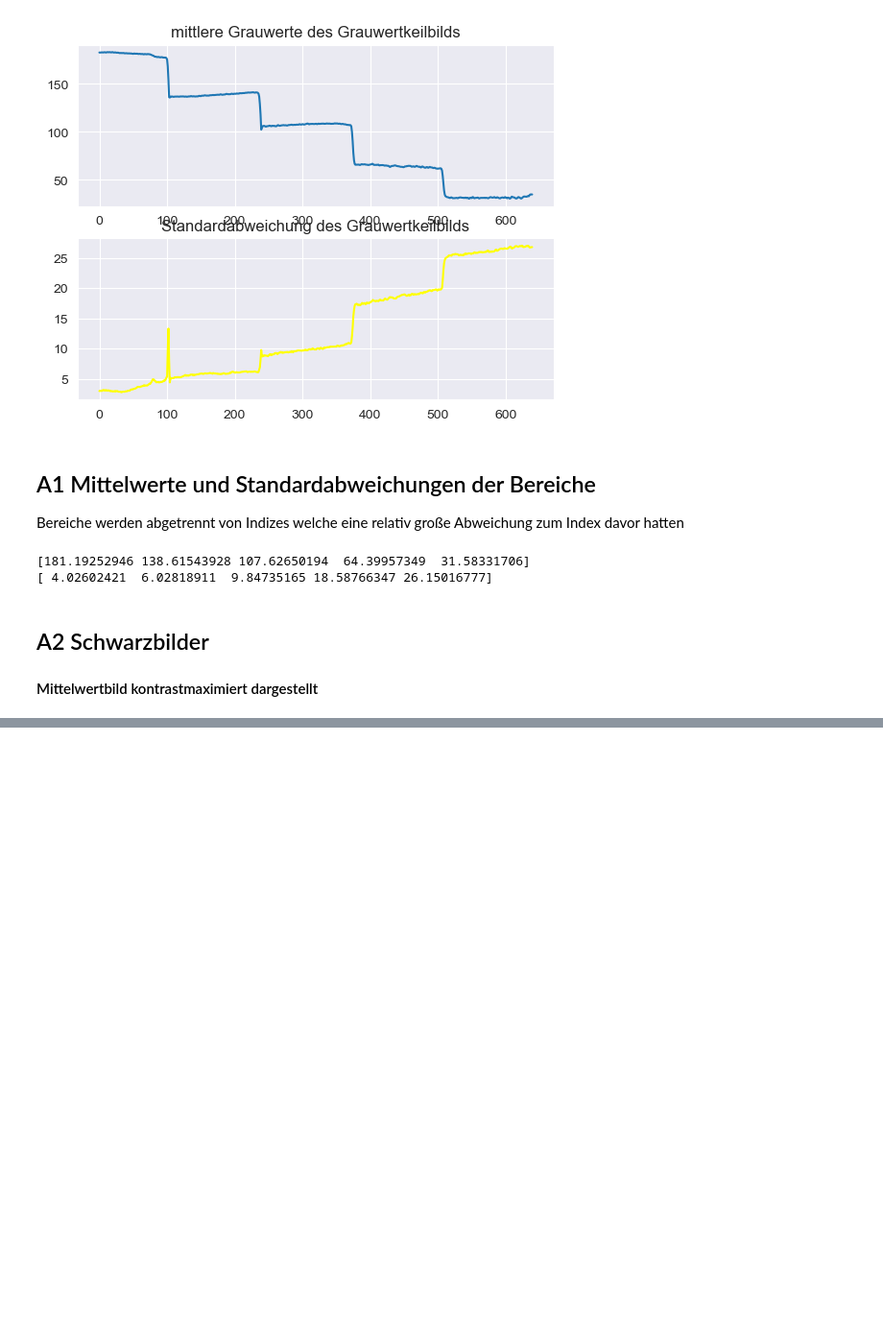
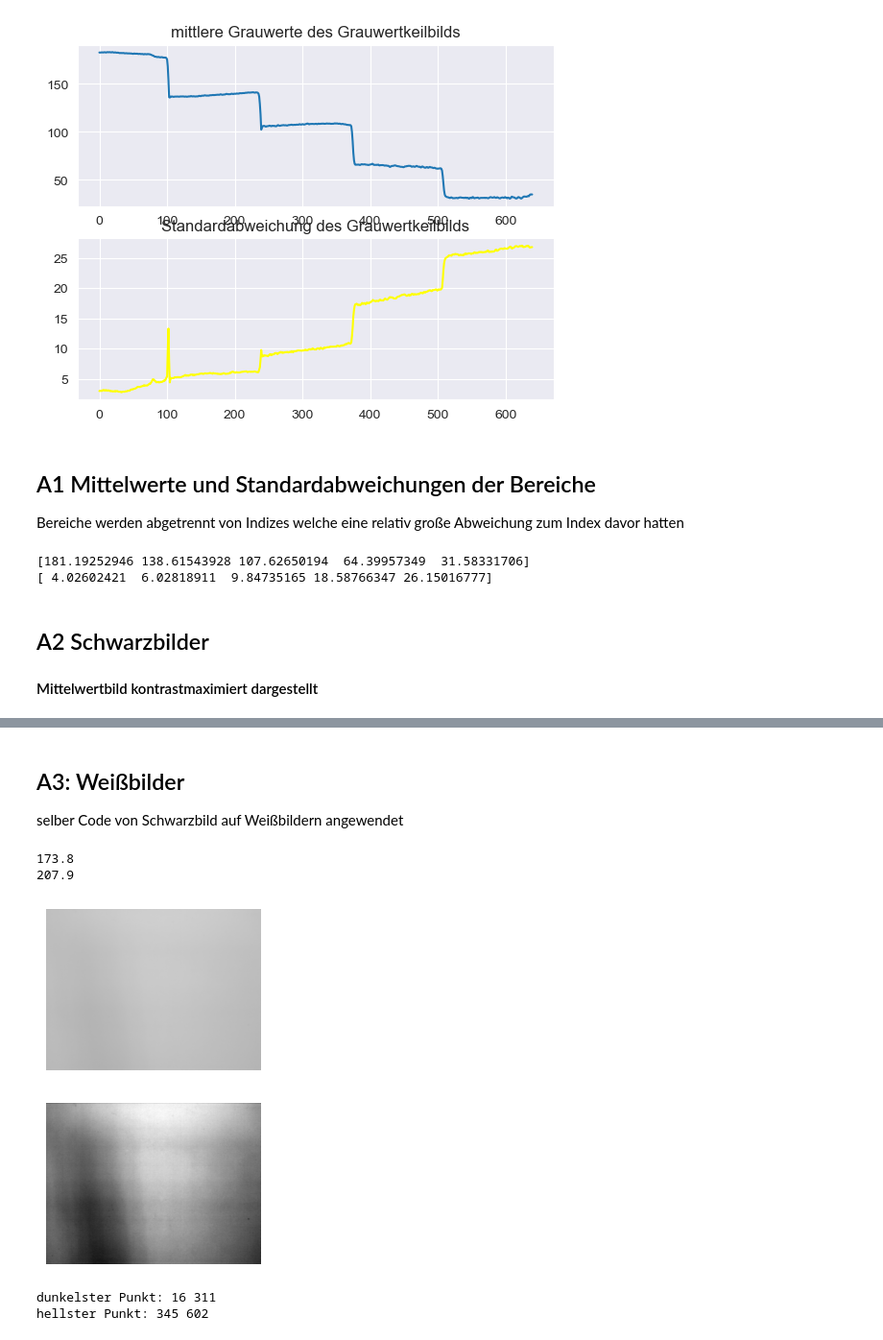
Before and after one commit to Atomarverseucht/AIN, a Jupyter notebook: 3/technische-grundlagen-der-kuenstlichen-intelligenz/versuch2/kamera.ipynb, the cells around one changed output, grey strips where cells are left out. Shown: that part at 96% size. Saved outputs shown, nothing was run; the diff lists cells and outputs as text; code cells hidden in the pictures; blank space fills up the shorter version.

```diff
--- a/3/technische-grundlagen-der-kuenstlichen-intelligenz/versuch2/kamera.ipynb
+++ b/3/technische-grundlagen-der-kuenstlichen-intelligenz/versuch2/kamera.ipynb
@@ -80,0 +114,37 @@ plt.show()
+# %% [markdown]
+## A3: Weißbilder
+selber Code von Schwarzbild auf Weißbildern angewendet
+# %%
+whiteGVal = []
+
+for i in range(0, 10):
+    img = cv2.imread(f"./weiss{i}.png")
+    gray = cv2.cvtColor(img, cv2.COLOR_BGR2GRAY).astype(np.float64)
+    whiteGVal.append(gray)
+
+whiteGV = np.array(whiteGVal)
+mvpw = np.full(shape=(whiteGV.shape[1], whiteGV.shape[2]), fill_value=100, dtype=np.float64)
+for i in range(0, whiteGV.shape[1]):
+    for j in range(0, whiteGV.shape[2]):
+        mvpw[i, j] = np.mean(whiteGV[:, i, j])
+fig, splts = plt.subplots(2)
+mvpw = DarkSubtractPic(mvpw)
+mean_norm = contrast(mvpw)
+print(np.min(mvpw))
+print(np.max(mvpw))
+splts[0].imshow(mvpw, cmap='gray',vmax=255,vmin=0, )
+splts[1].imshow(mean_norm, cmap='gray',vmax=255,vmin=0, )
+splts[0].axis('off')
+splts[1].axis('off')
+plt.show()
+cv2.imwrite("./mvpwhite.png", mvpw)
+for i in range(0, n.shape[0]):
+    for j in range(0, n.shape[1]):
+        if mean_norm[i,j] == 255: print("dunkelster Punkt:", i, j)
+        if mean_norm[i,j] == 0: print("hellster Punkt:", i, j)
+# %% [output]
+173.8
+207.9
+[figure, added]
+dunkelster Punkt: 16 311
+hellster Punkt: 345 602
```
Also changed, not shown: parts of 6 cells of this notebook, 2 other files.
